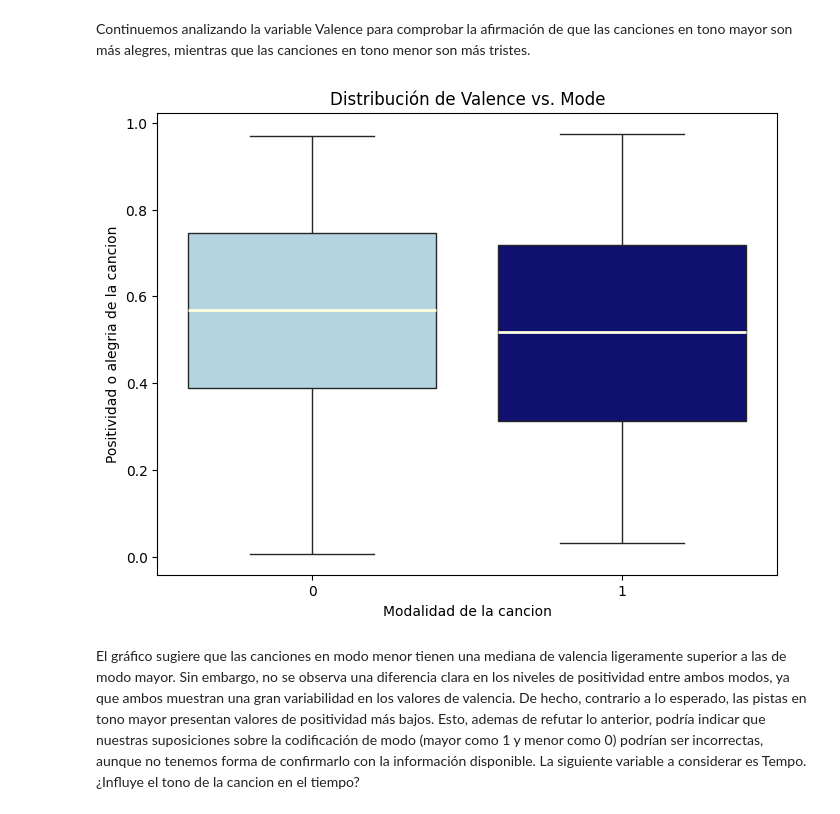
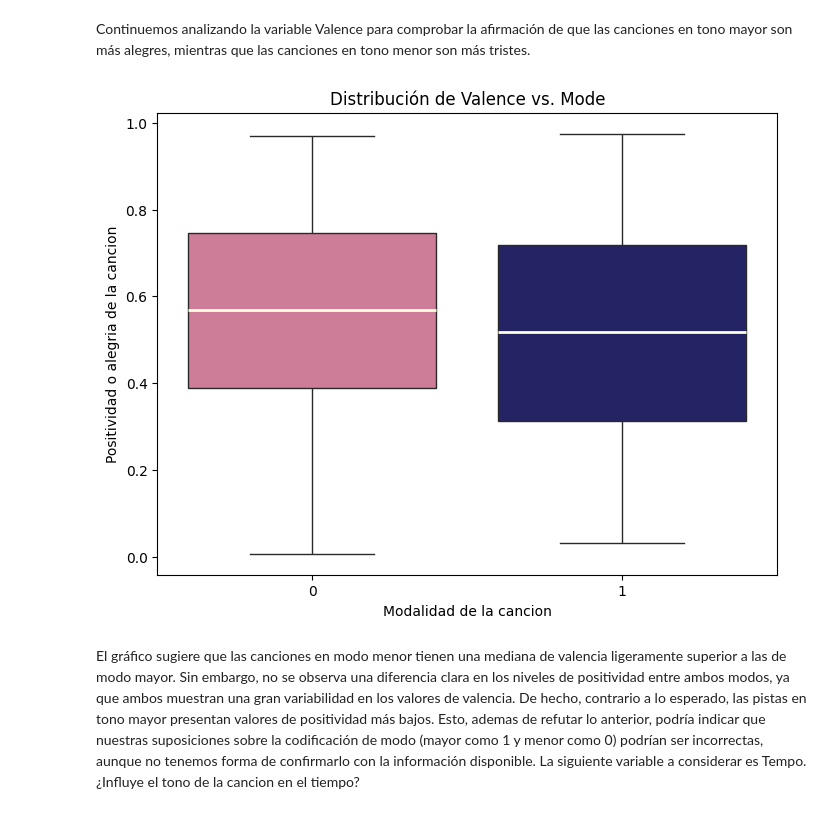
Before and after one commit to EmiliaRedolatti/TPE---Fundamento-de-la-Cs.-de-Datos, a Jupyter notebook: TPEspecial.ipynb, the cells around one changed output. Saved outputs shown, nothing was run; the diff lists cells and outputs as text; code cells hidden in the pictures.

```diff
--- a/TPEspecial.ipynb
+++ b/TPEspecial.ipynb
@@ -1032,27 +1043,27 @@ Continuemos analizando la variable Valence para comprobar la afirmación de que
 # %%
 import pandas as pd
 import seaborn as sns
 import matplotlib.pyplot as plt
 
 # Crear el boxplot con Seaborn
 plt.figure(figsize=(8, 6))
 
-colores = {0: "lightblue", 1: "navy"}
+colores = {0: "palevioletred", 1: "midnightblue"}
 
 sns.boxplot(x="Mode", y="Valence", data=dataset_covers_procesado, hue="Mode", palette=colores, legend=False,
             medianprops={"color": "lightyellow", "linewidth": 2})
 
 # Agregar etiquetas a los ejes
 plt.xlabel("Modalidad de la cancion")
 plt.ylabel("Positividad o alegria de la cancion")
 
 # Agregar un título al gráfico
 plt.title("Distribución de Valence vs. Mode")
 
 # Mostrar el gráfico
 plt.show()
 # %% [output]
-[figure, old version]
+[figure, new version]
 # %% [markdown]
 El gráfico sugiere que las canciones en modo menor tienen una mediana de valencia ligeramente superior a las de modo mayor. Sin embargo, no se observa una diferencia clara en los niveles de positividad entre ambos modos, ya que ambos muestran una gran variabilidad en los valores de valencia. De hecho, contrario a lo esperado, las pistas en tono mayor presentan valores de positividad más bajos. Esto, ademas de refutar lo anterior, podría indicar que nuestras suposiciones sobre la codificación de modo (mayor como 1 y menor como 0) podrían ser incorrectas, aunque no tenemos forma de confirmarlo con la información disponible.
 La siguiente variable a considerar es Tempo. ¿Influye el tono de la cancion en el tiempo?
```
Also changed, not shown: parts of 42 cells of this notebook, 1 other file.
